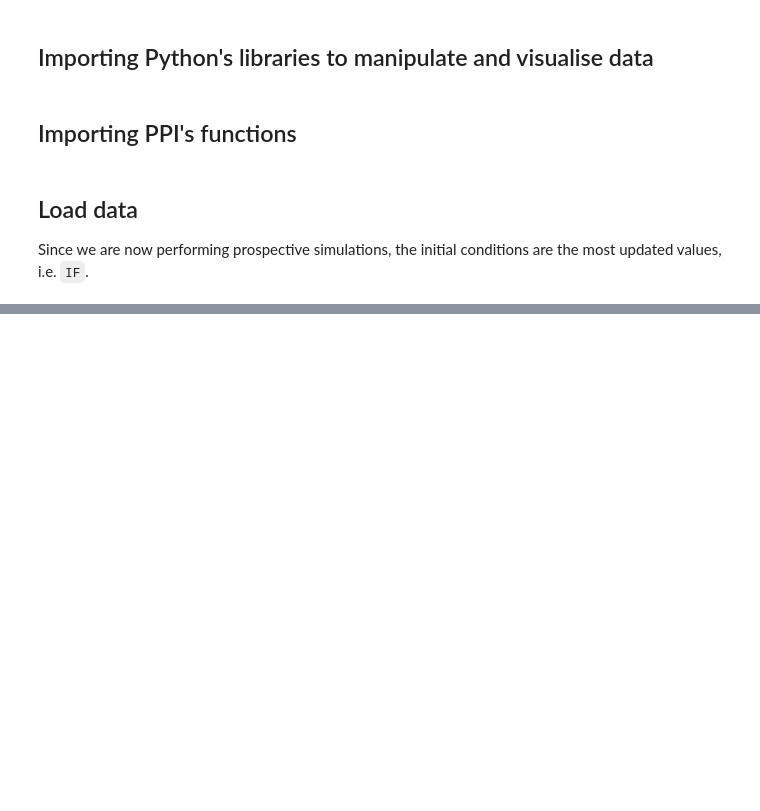
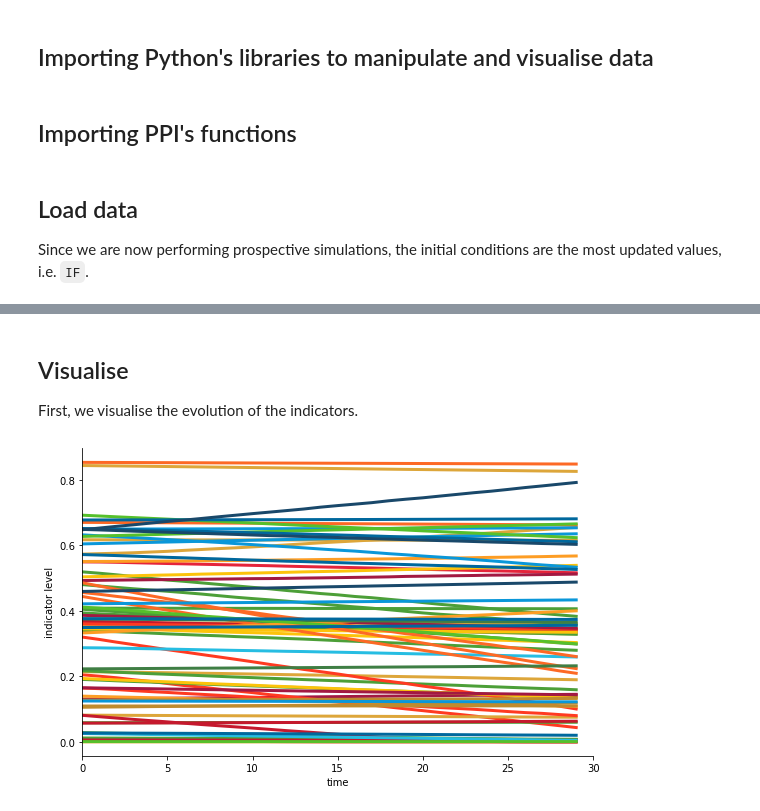
Before and after one commit to oguerrer/ppi, a Jupyter notebook: tutorials/03 - simple_prospective.ipynb, the cells around one changed output, grey strips where cells are left out. Saved outputs shown, nothing was run; the diff lists cells and outputs as text; code cells hidden in the pictures; blank space fills up the shorter version.

```diff
--- a/tutorials/03 - simple_prospective.ipynb
+++ b/tutorials/03 - simple_prospective.ipynb
@@ -50,9 +50,12 @@ for index, row in df_net.iterrows():
     w = row.weight
     A[i,j] = w
 
-# DISBURSEMENT SCHEDULE
+# DISBURSEMENT SCHEDULE (make sure that the disbursement schedule is consistent with T, otherwise PPI will simulate the T of the calibration)
+T = 30
 df_exp = pd.read_csv('https://raw.githubusercontent.com/oguerrer/ppi/main/tutorials/clean_data/data_expenditure.csv')
-Bs = df_exp.values[:,1::] # disbursement schedule (assumes that the expenditure programmes are properly sorted)
+Bs_retrospective = df_exp.values[:,1::] # disbursement schedule (assumes that the expenditure programmes are properly sorted)
+# Create a new disbursement schedule assuming that expenditure will be the same as the last period of the sample
+Bs = np.tile(Bs_retrospective[:,-1], (T,1)).T
 
 # RELATIONAL TABLE
 df_rela = pd.read_csv('https://raw.githubusercontent.com/oguerrer/ppi/main/tutorials/clean_data/data_relational_table.csv')
@@ -63,0 +69,2 @@ for index, row in df_rela.iterrows():
+# %%
+goals = np.random.rand(N)*(Imax - I0) + I0
@@ -64,9 +77,8 @@ for index, row in df_rela.iterrows():
 # %%
-T = 30
-sample_size = 100
+sample_size = 100 # number of Monte Carlo simulations
 
 outputs = []
 for sample in range(sample_size):
     output = ppi.run_ppi(I0, alphas, alphas_prime, betas, A=A, R=R, qm=qm, rl=rl,
-                Imax=Imax, Imin=Imin, Bs=Bs, B_dict=B_dict, T=T, G=Imax)
+                Imax=Imax, Imin=Imin, Bs=Bs, B_dict=B_dict, T=T, G=goals)
     outputs.append(output)
@@ -77,0 +85,15 @@ len(tsI)
+# %%
+# separate the outputs into lists of time series
+tsI, tsC, tsF, tsP, tsS, tsG = zip(*outputs)
+
+# copmute the average time series of the indicators
+tsI_hat = np.mean(tsI, axis=0)
+
+# make a new dataframe with the indicators' information
+new_rows = []
+for i, serie in enumerate(tsI_hat):
+    new_row = [df_indis.iloc[i].seriesCode, df_indis.iloc[i].sdg, df_indis.iloc[i].color] + serie.tolist()
+    new_rows.append(new_row)
+
+df_output = pd.DataFrame(new_rows, columns=['seriesCode', 'sdg', 'color']+list(range(T)))
+df_output['goal'] = goals
@@ -77,0 +116,16 @@ len(tsI)
+# %% [markdown]
+## Visualise
+
+First, we visualise the evolution of the indicators.
+# %%
+plt.figure(figsize=(8, 5))
+for index, row in df_output.iterrows():
+    plt.plot(row[range(T)], color=row.color, linewidth=3)
+plt.gca().spines['right'].set_visible(False)
+plt.gca().spines['top'].set_visible(False)
+plt.xlim(0,T)
+plt.xlabel('time')
+plt.ylabel('indicator level')
+plt.tight_layout()
+# %% [output]
+[figure, added]
```
Also changed, not shown: parts of 13 cells of this notebook, 3 other files.
